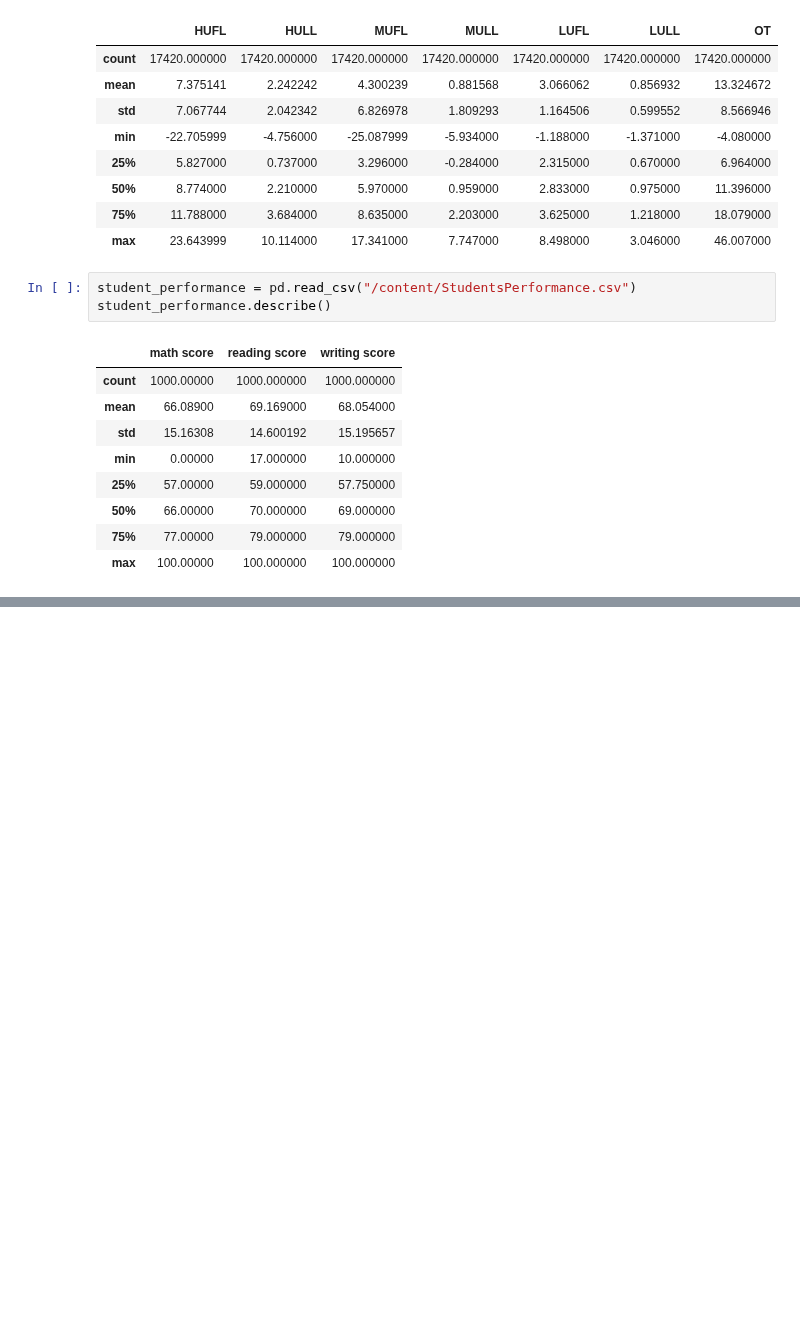
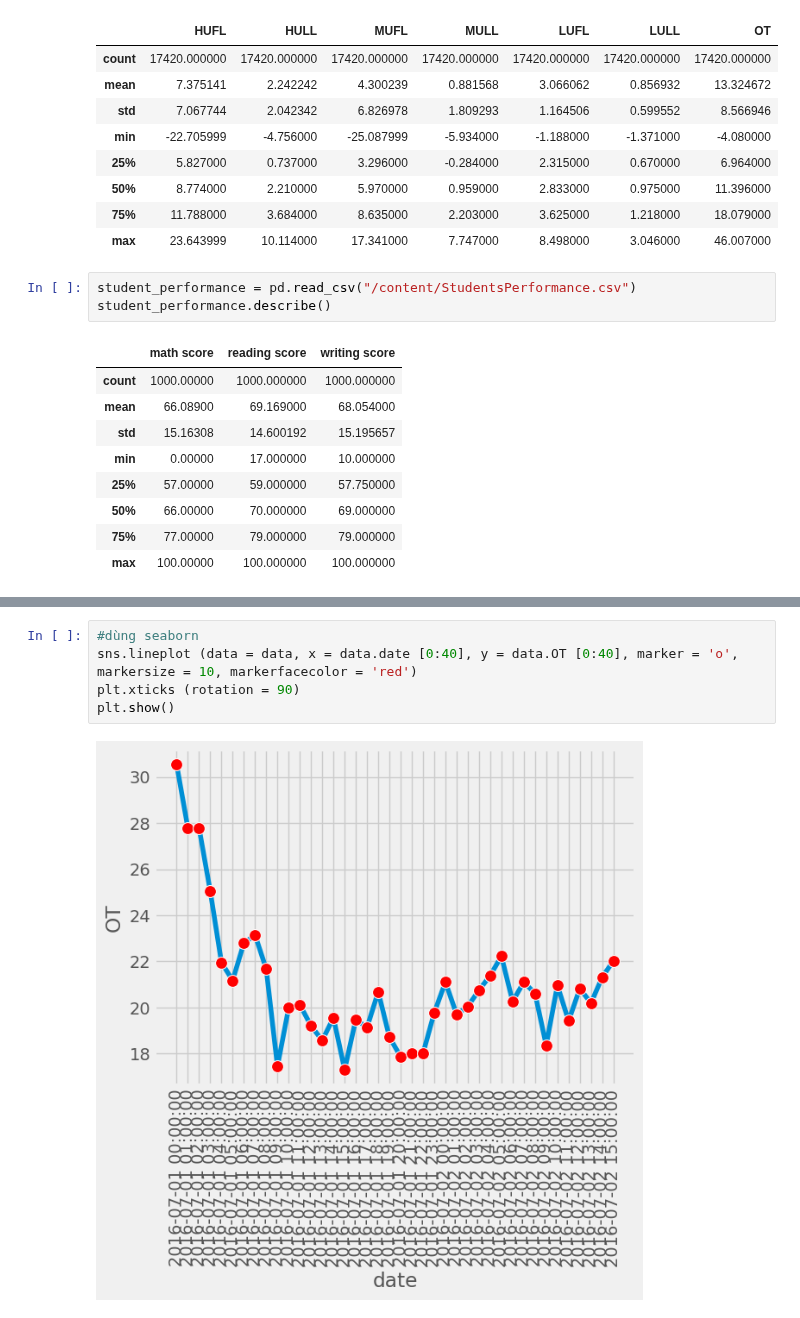
Before and after one commit to Jenniferduong20012004/JennyLearningAI, a Jupyter notebook: DataVisualization.ipynb, the cells around one changed output, grey strips where cells are left out. Saved outputs shown, nothing was run; the diff lists cells and outputs as text; blank space fills up the shorter version.

```diff
--- a/DataVisualization.ipynb
+++ b/DataVisualization.ipynb
@@ -42,0 +73,7 @@ student_performance.describe()
+# %%
+#dùng seaborn
+sns.lineplot (data = data, x = data.date [0:40], y = data.OT [0:40], marker = 'o', markersize = 10, markerfacecolor = 'red')
+plt.xticks (rotation = 90)
+plt.show()
+# %% [output]
+[figure, added]
```
Also changed, not shown: parts of 4 cells of this notebook.
